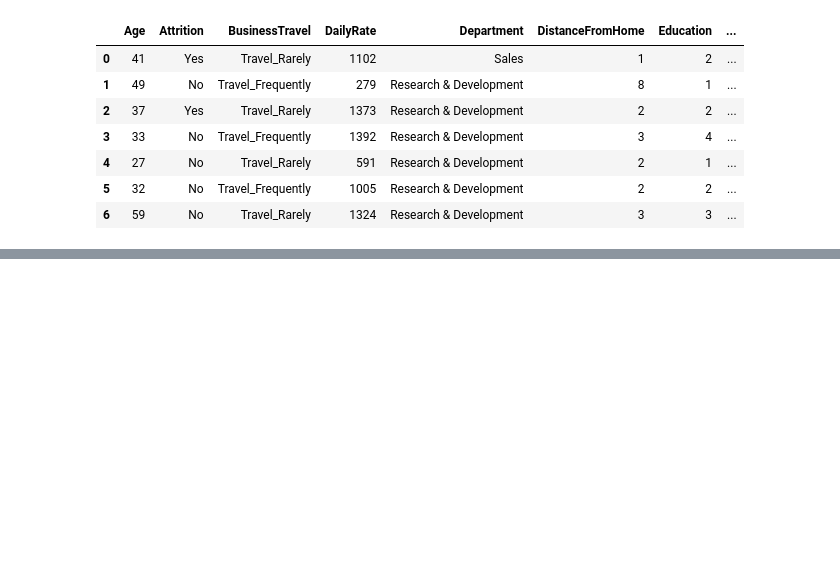
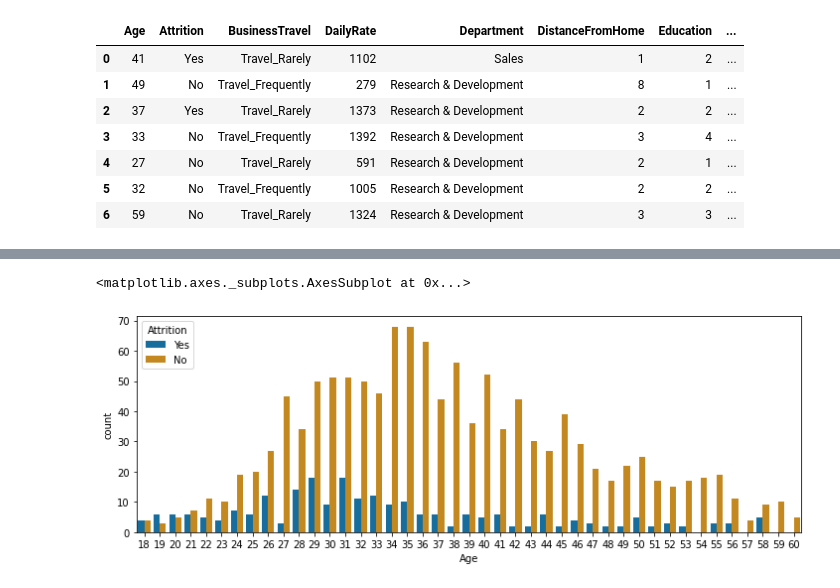
Before and after one commit to jeev64/myDB, a Jupyter notebook: EmpTurnOverPred.ipynb, the cells around one changed output, grey strips where cells are left out. Drawn from its saved outputs; the diff is of its cells as text; code cells hidden in the pictures; blank space fills up the shorter version.

```diff
--- a/EmpTurnOverPred.ipynb
+++ b/EmpTurnOverPred.ipynb
@@ -24,0 +30,8 @@ df.head(7)
+# %%
+import matplotlib.pyplot as plt
+plt.subplots(figsize=(12,4))
+
+sns.countplot(x = 'Age', hue = 'Attrition', data = df, palette = 'colorblind')
+# %% [output]
+<matplotlib.axes._subplots.AxesSubplot at 0x...>
+[figure, added]
```
Also changed, not shown: parts of 4 cells of this notebook.
